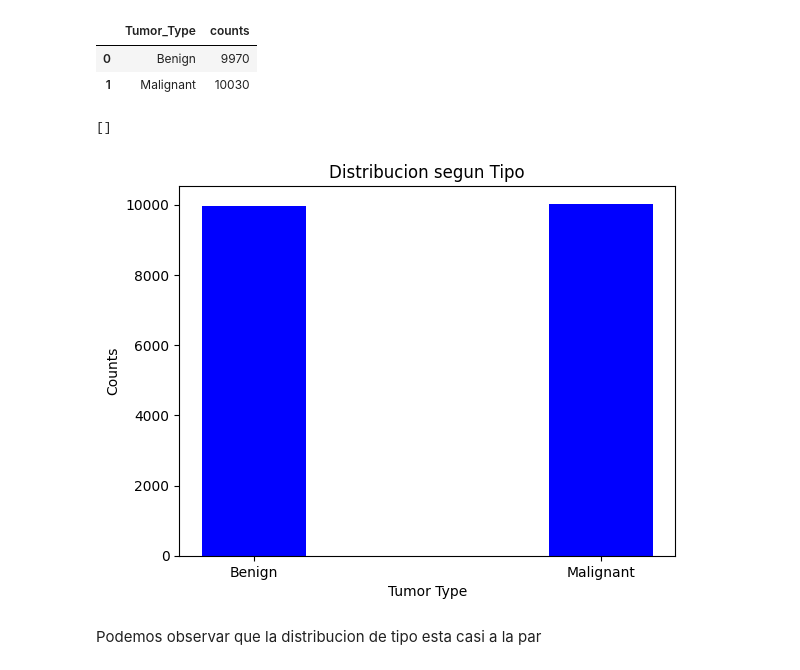
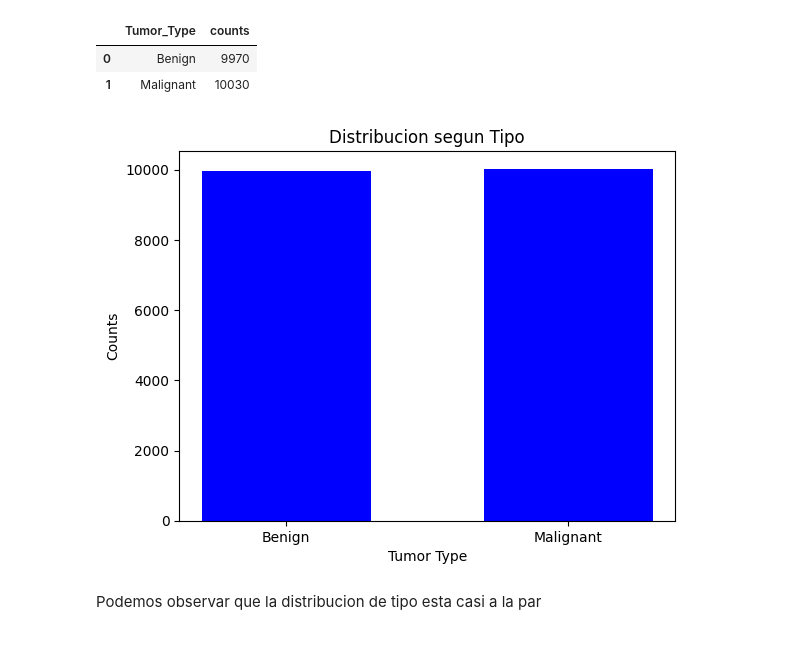
Before and after one commit to SantiiMorales/Proyecto-8-Data, a Jupyter notebook: eda.ipynb, the cells around one changed output. Cells and saved outputs as stored; diff of their text form; code cells hidden in the pictures.

```diff
--- a/eda.ipynb
+++ b/eda.ipynb
@@ -82,5 +82,16 @@ dtype: object
 Todas las columnas tienen los correspondientes tipos de datos, por lo que aqui tampoco hay que transformar nada.
 # %% [markdown]
 #### Distribucion de tumores segun tipo, ubicacion, histologia y etapa
+# %%
+#Funcion para grafico de barras
+def grafico_bar(df_x, df_y, figname, Title_X, Title_Y, tinta):
+    plt.bar(df_x, df_y, width=0.6, color=tinta)
+    plt.title(figname)
+    plt.xlabel(Title_X)
+    plt.ylabel(Title_Y)
+
+    plt.show()
+
+    return
 # %%
 # Por tipo
@@ -91,15 +101,10 @@ df_type.head()
 |  | Tumor_Type | counts |
 | 0 | Benign | 9970 |
 | 1 | Malignant | 10030 |
-# %%
-plt.bar(df_type['Tumor_Type'], df_type['counts'], width=0.3, color='blue')
-plt.xlabel('Tumor Type')
-plt.ylabel('Counts')
-plt.title('Distribucion segun Tipo')
-plt.plot()
-# %% [output]
-[]
-[figure, removed]
+# %%
+grafico_bar(df_type['Tumor_Type'], df_type['counts'], 'Distribucion segun Tipo', 'Tumor Type', 'Counts', 'blue')
+# %% [output]
+[figure, added]
 # %% [markdown]
 Podemos observar que la distribucion de tipo esta casi a la par
 # %%
```
Also changed, not shown: parts of 34 cells of this notebook.
